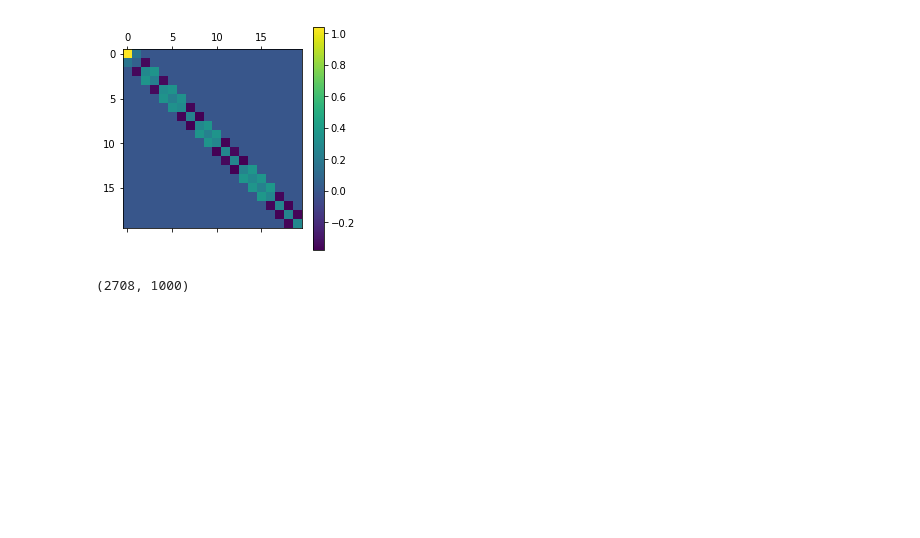
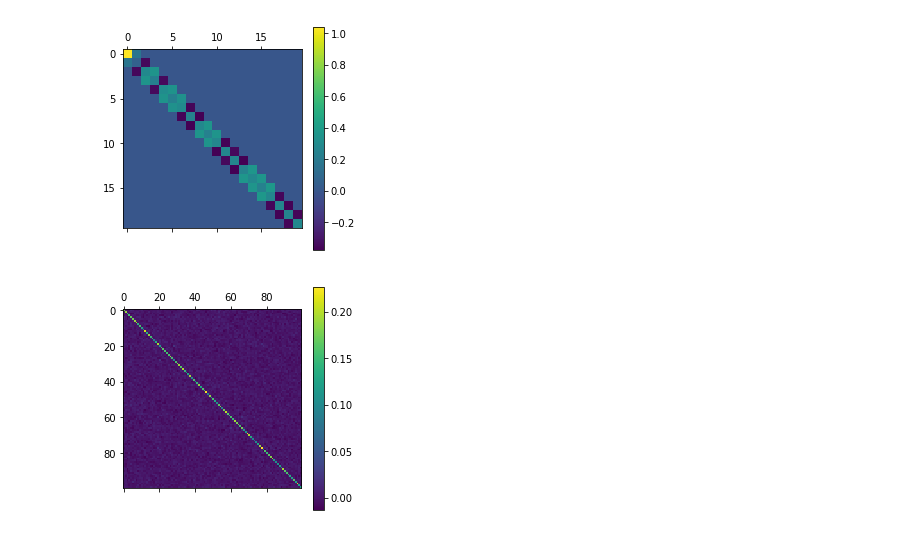
Before and after one commit to mvkolos/LanczosNet, a Jupyter notebook: Baseline.ipynb, the cells around one changed output. Saved outputs shown, nothing was run; the diff lists cells and outputs as text; code cells hidden in the pictures; blank space fills up the shorter version.

```diff
--- a/Baseline.ipynb
+++ b/Baseline.ipynb
@@ -209,9 +177,11 @@ from pygcn.utils import accuracy
 # optimizer = optim.Adam(model.parameters(), lr=lr)
-# %%
-V = Q@B
-V.shape
-# %% [output]
-(2708, 1000)
+# %%
+V = Q@B
+plt.matshow((V@R@V.T)[600:700,600:700])
+plt.colorbar()
+plt.show()
+# %% [output]
+[figure, added]
 # %%
 # lanczos_net(torch.Tensor(adj.todense()), features, torch.Tensor(S), torch.Tensor(V), torch.Tensor(w))
 # %%
```
Also changed, not shown: parts of 16 cells of this notebook, 3 other files.
